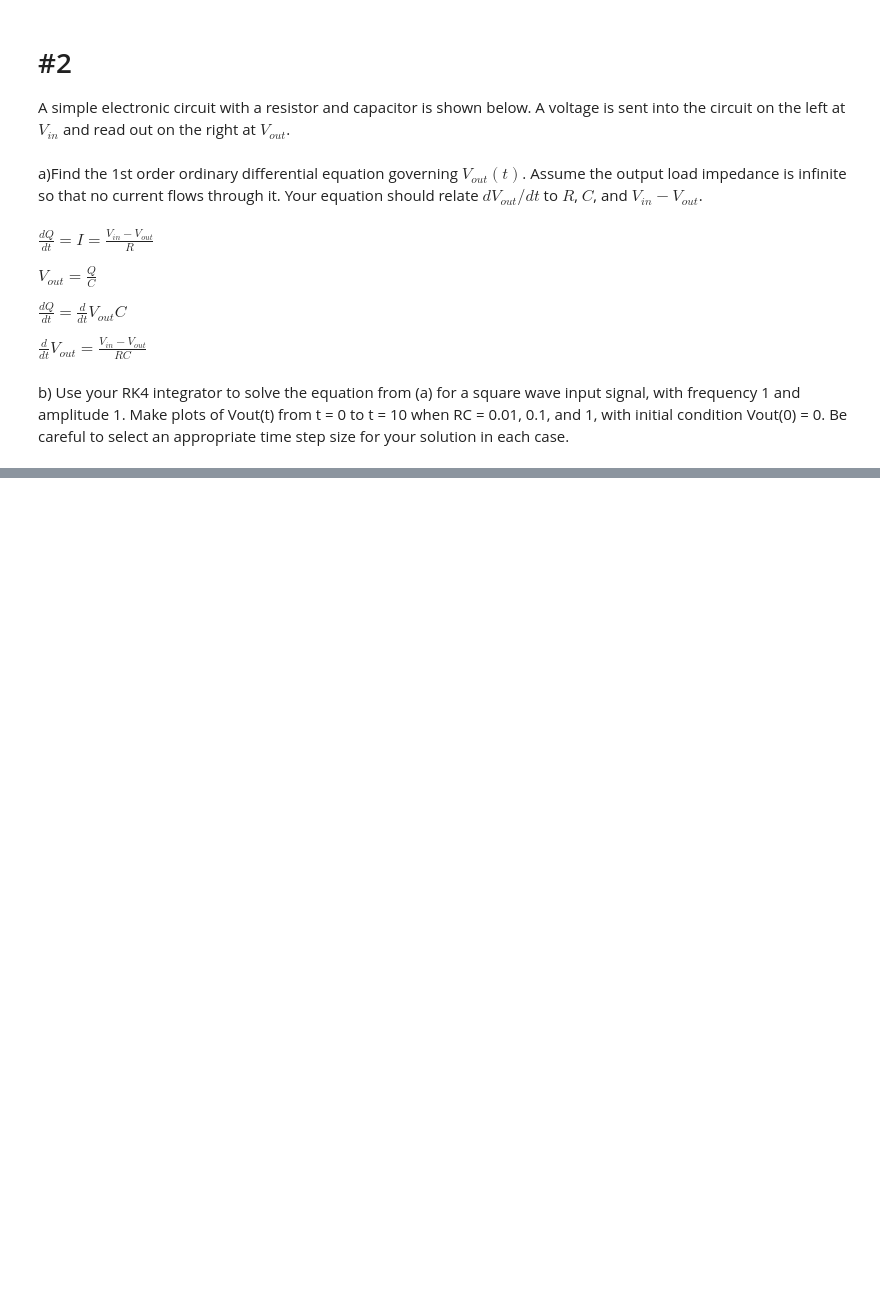
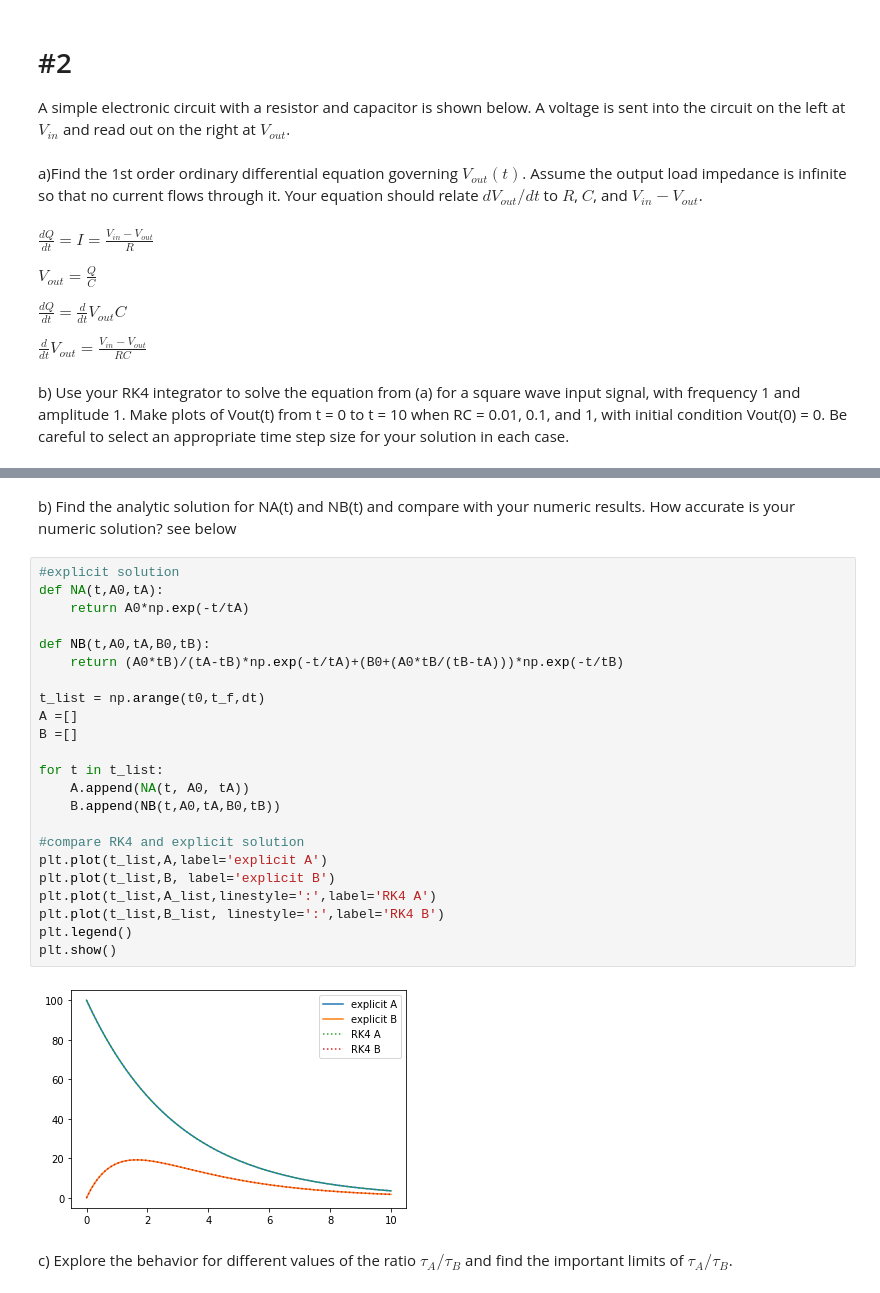
Before and after one commit to Tim-L-Zhao/Lectures, a Jupyter notebook: HW1.ipynb, the cells around one changed output, grey strips where cells are left out. Cells and saved outputs as stored; diff of their text form; blank space fills up the shorter version.

```diff
--- a/HW1.ipynb
+++ b/HW1.ipynb
@@ -175,0 +259,30 @@ TypeError: float() argument must be a string or a number, not 'list'
+# %% [markdown]
+b) Find the analytic solution for NA(t) and NB(t) and compare with your numeric results. How accurate is your numeric solution?
+see below
+# %%
+#explicit solution
+def NA(t,A0,tA):
+    return A0*np.exp(-t/tA)
+
+def NB(t,A0,tA,B0,tB):
+    return (A0*tB)/(tA-tB)*np.exp(-t/tA)+(B0+(A0*tB/(tB-tA)))*np.exp(-t/tB)
+
+t_list = np.arange(t0,t_f,dt)
+A =[]
+B =[]
+
+for t in t_list:
+    A.append(NA(t, A0, tA))
+    B.append(NB(t,A0,tA,B0,tB))
+
+#compare RK4 and explicit solution
+plt.plot(t_list,A,label='explicit A')
+plt.plot(t_list,B, label='explicit B')
+plt.plot(t_list,A_list,linestyle=':',label='RK4 A')
+plt.plot(t_list,B_list, linestyle=':',label='RK4 B')
+plt.legend()
+plt.show()
+# %% [output]
+[figure, added]
+# %% [markdown]
+c) Explore the behavior for different values of the ratio $\tau_A/\tau_B$ and find the important limits of $\tau_A/\tau_B$.
```
Also changed, not shown: parts of 11 cells of this notebook.
